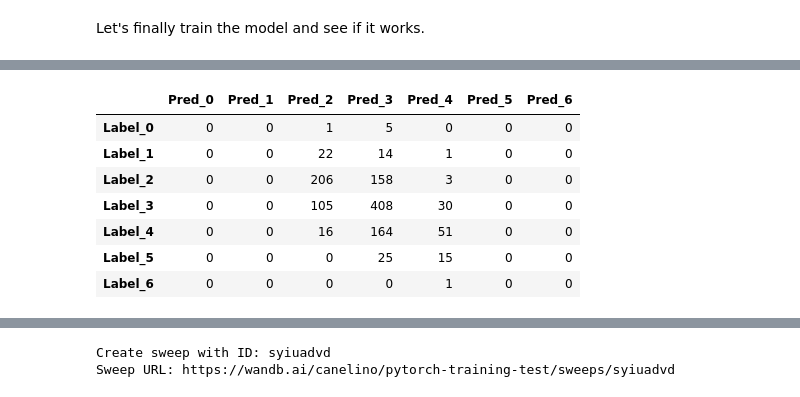
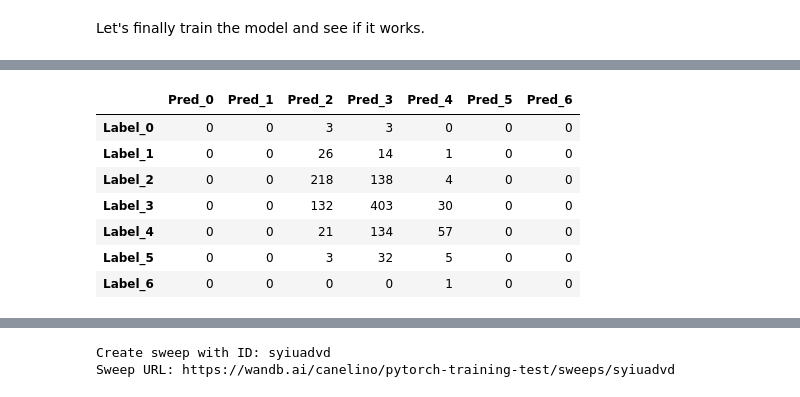
Before and after one commit to djib2011/pytorch-training, a Jupyter notebook: PT101 - Lightning/3_logging_and_hpt.ipynb, the cells around one changed output, grey strips where cells are left out. Drawn from its saved outputs; the diff is of its cells as text; code cells hidden in the pictures.

```diff
--- a/PT101 - Lightning/3_logging_and_hpt.ipynb
+++ b/PT101 - Lightning/3_logging_and_hpt.ipynb
@@ -345,2 +363,0 @@ True
-# %%
-model = WineQualityClassifier(**hparams)
@@ -467,28 +579,22 @@ plt.legend(loc='lower right')
 # %%
-all_preds, all_labels = [], []
-
-for batch in val_loader:
-    x, y = batch
-    outputs = model(x)
-    preds = torch.argmax(outputs, dim=1)
-
-    all_preds.extend(preds.numpy())
-    all_labels.extend(y.numpy())
+# Convert preds to label format
+y_pred_label = torch.argmax(y_pred, dim=1)
 
 # Compute confusion matrix
-conf_matrix = confusion_matrix(all_labels, all_preds)
+conf_matrix = confusion_matrix(y_val_tensor, y_pred_label)
 
 # Convert confusion matrix to WandB Table format
 columns = [f'Pred_{i}' for i in range(conf_matrix.shape[1])]
 index = [f'Label_{i}' for i in range(conf_matrix.shape[1])]
 
+# Print it as a DataFrame
 pd.DataFrame(conf_matrix, columns=columns, index=index)
 # %% [output]
 |  | Pred_0 | Pred_1 | Pred_2 | Pred_3 | Pred_4 | Pred_5 | Pred_6 |
-| Label_0 | 0 | 0 | 1 | 5 | 0 | 0 | 0 |
-| Label_1 | 0 | 0 | 22 | 14 | 1 | 0 | 0 |
-| Label_2 | 0 | 0 | 206 | 158 | 3 | 0 | 0 |
-| Label_3 | 0 | 0 | 105 | 408 | 30 | 0 | 0 |
-| Label_4 | 0 | 0 | 16 | 164 | 51 | 0 | 0 |
-| Label_5 | 0 | 0 | 0 | 25 | 15 | 0 | 0 |
+| Label_0 | 0 | 0 | 3 | 3 | 0 | 0 | 0 |
+| Label_1 | 0 | 0 | 26 | 14 | 1 | 0 | 0 |
+| Label_2 | 0 | 0 | 218 | 138 | 4 | 0 | 0 |
+| Label_3 | 0 | 0 | 132 | 403 | 30 | 0 | 0 |
+| Label_4 | 0 | 0 | 21 | 134 | 57 | 0 | 0 |
+| Label_5 | 0 | 0 | 3 | 32 | 5 | 0 | 0 |
 | Label_6 | 0 | 0 | 0 | 0 | 1 | 0 | 0 |
```
Also changed, not shown: parts of 52 cells of this notebook.
